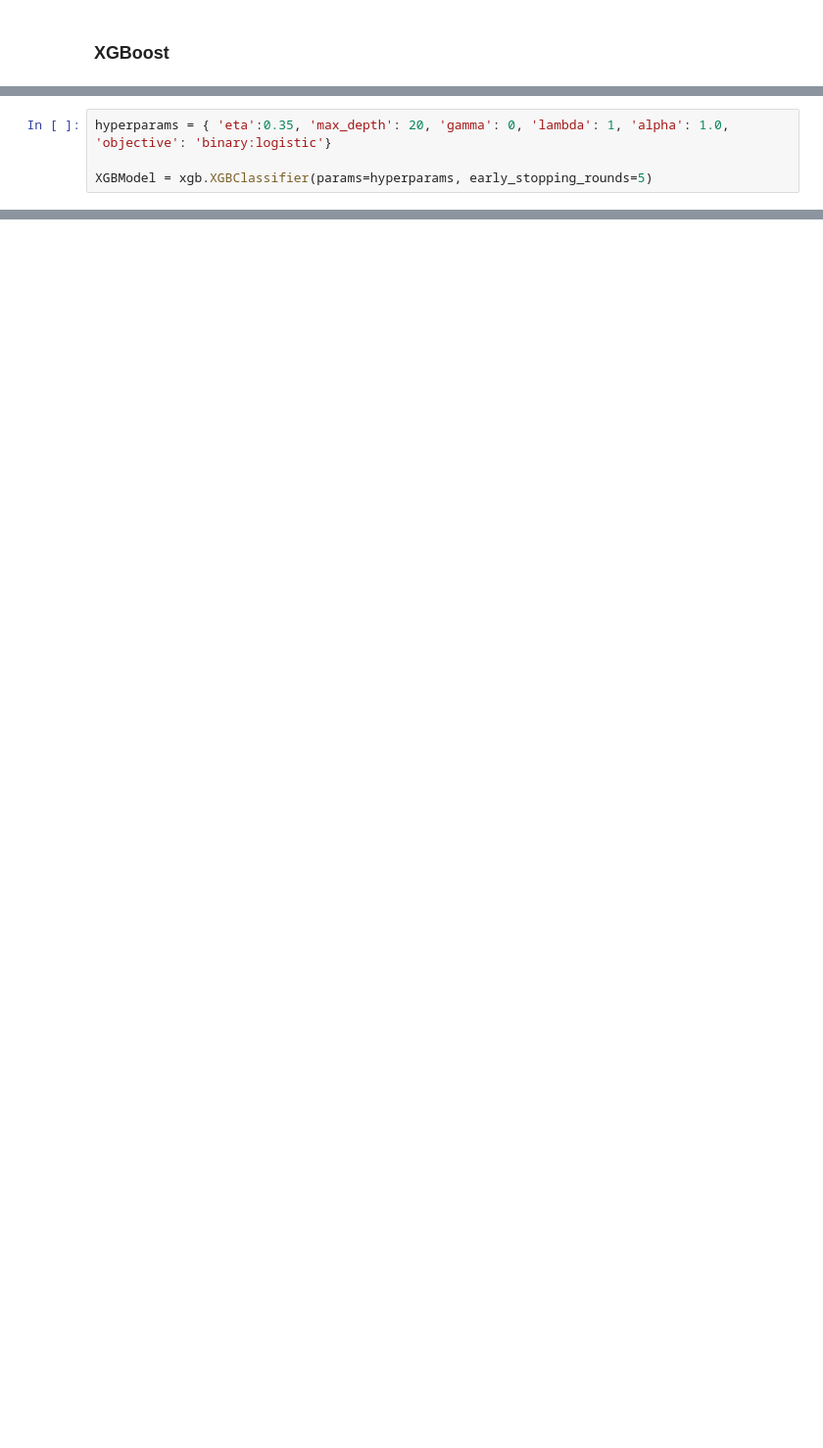
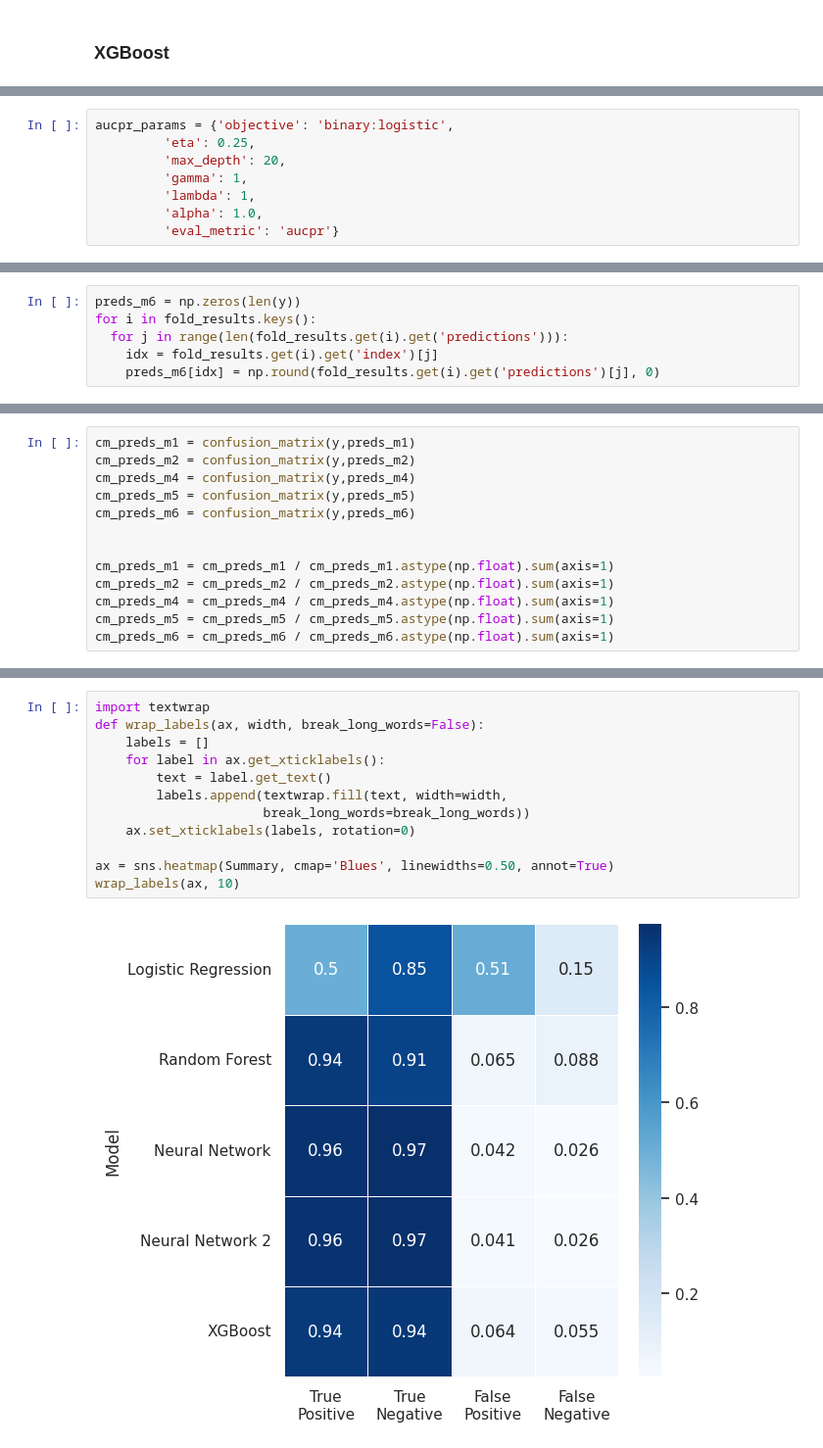
Before and after one commit to boneeyah/QTW, a Jupyter notebook: Case Study 7/CaseStudy7.ipynb, the cells around one changed output, grey strips where cells are left out. Shown at 98% size. Cells and saved outputs as stored; diff of their text form; blank space fills up the shorter version.

```diff
--- a/Case Study 7/CaseStudy7.ipynb
+++ b/Case Study 7/CaseStudy7.ipynb
@@ -703,4 +775,8 @@ best_params
 # %%
-hyperparams = { 'eta':0.35, 'max_depth': 20, 'gamma': 0, 'lambda': 1, 'alpha': 1.0, 'objective': 'binary:logistic'}
-
-XGBModel = xgb.XGBClassifier(params=hyperparams, early_stopping_rounds=5)
+aucpr_params = {'objective': 'binary:logistic',
+         'eta': 0.25,
+         'max_depth': 20,
+         'gamma': 1,
+         'lambda': 1,
+         'alpha': 1.0,
+         'eval_metric': 'aucpr'}
@@ -706,0 +821,6 @@ XGBModel = xgb.XGBClassifier(params=hyperparams, early_stopping_rounds=5)
+# %%
+preds_m6 = np.zeros(len(y))
+for i in fold_results.keys():
+  for j in range(len(fold_results.get(i).get('predictions'))):
+    idx = fold_results.get(i).get('index')[j]
+    preds_m6[idx] = np.round(fold_results.get(i).get('predictions')[j], 0)
@@ -706,0 +845,13 @@ XGBModel = xgb.XGBClassifier(params=hyperparams, early_stopping_rounds=5)
+# %%
+cm_preds_m1 = confusion_matrix(y,preds_m1)
+cm_preds_m2 = confusion_matrix(y,preds_m2)
+cm_preds_m4 = confusion_matrix(y,preds_m4)
+cm_preds_m5 = confusion_matrix(y,preds_m5)
+cm_preds_m6 = confusion_matrix(y,preds_m6)
+
+
+cm_preds_m1 = cm_preds_m1 / cm_preds_m1.astype(np.float).sum(axis=1)
+cm_preds_m2 = cm_preds_m2 / cm_preds_m2.astype(np.float).sum(axis=1)
+cm_preds_m4 = cm_preds_m4 / cm_preds_m4.astype(np.float).sum(axis=1)
+cm_preds_m5 = cm_preds_m5 / cm_preds_m5.astype(np.float).sum(axis=1)
+cm_preds_m6 = cm_preds_m6 / cm_preds_m6.astype(np.float).sum(axis=1)
@@ -706,0 +907,14 @@ XGBModel = xgb.XGBClassifier(params=hyperparams, early_stopping_rounds=5)
+# %%
+import textwrap
+def wrap_labels(ax, width, break_long_words=False):
+    labels = []
+    for label in ax.get_xticklabels():
+        text = label.get_text()
+        labels.append(textwrap.fill(text, width=width,
+                      break_long_words=break_long_words))
+    ax.set_xticklabels(labels, rotation=0)
+
+ax = sns.heatmap(Summary, cmap='Blues', linewidths=0.50, annot=True)
+wrap_labels(ax, 10)
+# %% [output]
+[figure, added]
```
Also changed, not shown: parts of 54 cells of this notebook.
